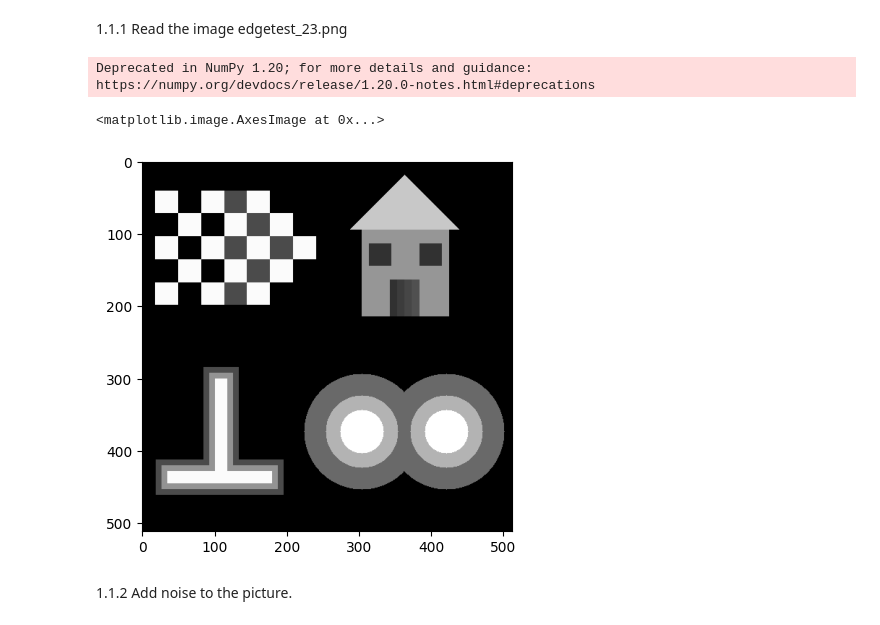
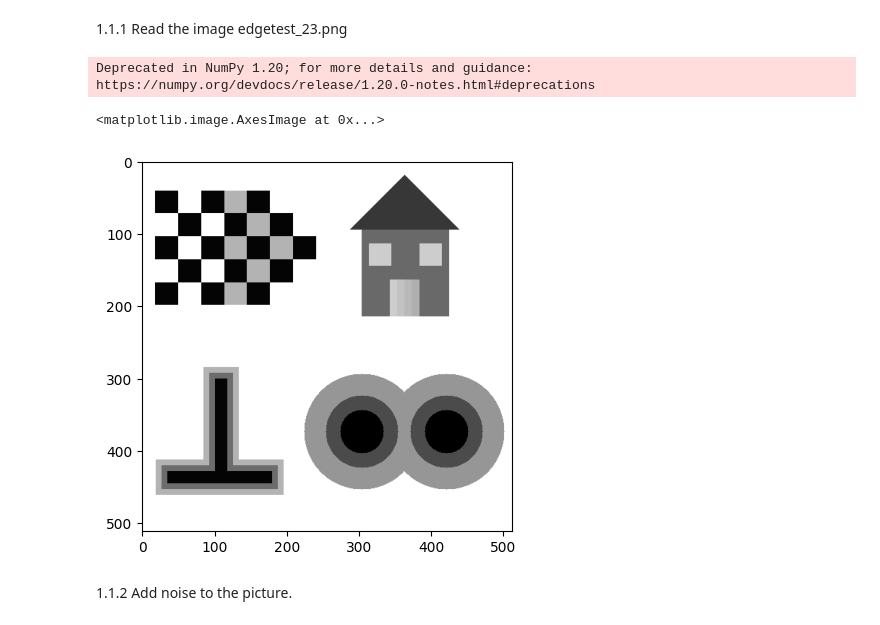
Before and after one commit to OdysseasDrys/Computer-Vision, a Jupyter notebook: lab1_1.ipynb, the cells around one changed output. Cells and saved outputs as stored; diff of their text form; code cells hidden in the pictures.

```diff
--- a/lab1_1.ipynb
+++ b/lab1_1.ipynb
@@ -4,15 +4,15 @@ Read the image edgetest_23.png
 # %%
 import cv2
 from matplotlib import pyplot as plt
 import numpy as np
 
 img= cv2.imread('edgetest_23.png', cv2.IMREAD_GRAYSCALE)
 img = img.astype(np.float)/255
-plt.imshow(img, cmap='gray_r' )
+plt.imshow(img, cmap='gray' )
 # %% [output]
 Deprecated in NumPy 1.20; for more details and guidance: https://numpy.org/devdocs/release/1.20.0-notes.html#deprecations
 <matplotlib.image.AxesImage at 0x...>
-[figure, old version]
+[figure, new version]
 # %% [markdown]
 1.1.2
 Add noise to the picture.
```
Also changed, not shown: parts of 6 cells of this notebook, 1 other file.
